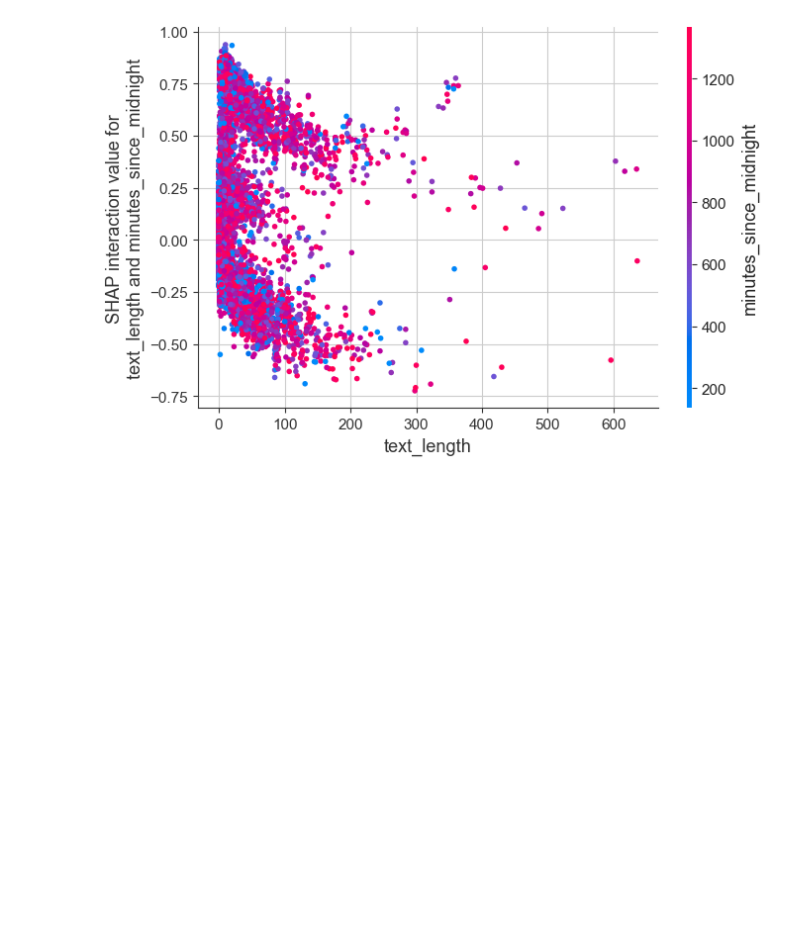
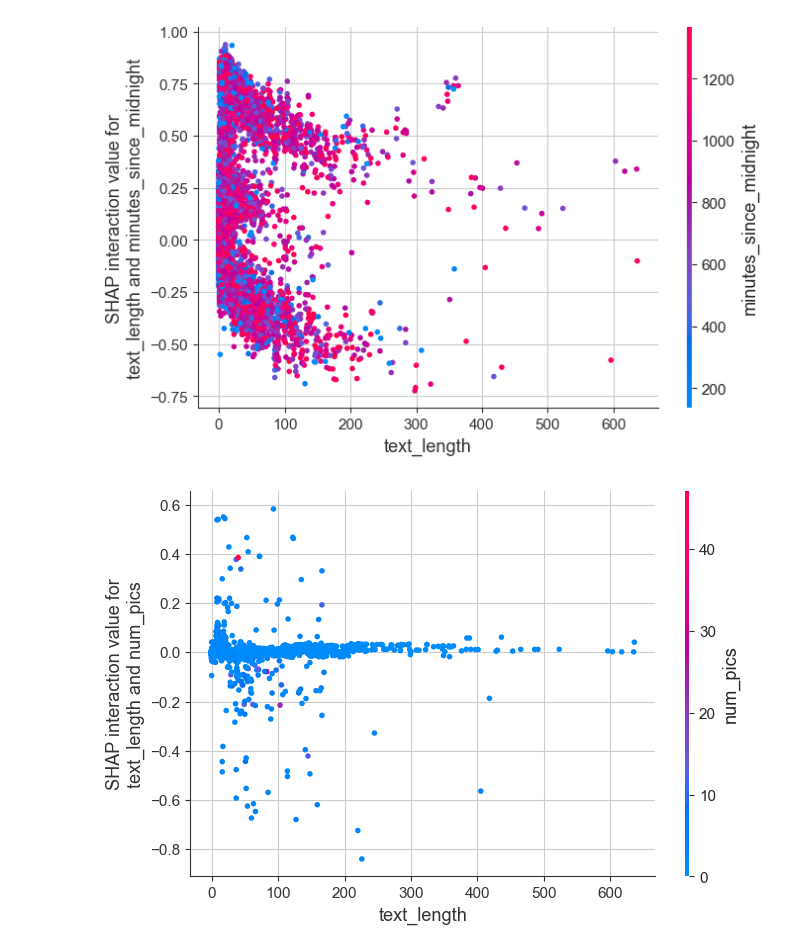
Before and after one commit to SkywingsWang/Masters-Degree-Dissertation, a Jupyter notebook: dissertation.ipynb, the cells around one changed output. Cells and saved outputs as stored; diff of their text form; code cells hidden in the pictures; blank space fills up the shorter version.

```diff
--- a/dissertation.ipynb
+++ b/dissertation.ipynb
@@ -1323,3 +1323,18 @@ shap.dependence_plot(
 )
 # %% [output]
 [figure]
+# %%
+# Compute SHAP interaction values
+shap_interaction_values = explainer_DT.shap_interaction_values(X_test)  # using a subset for visualization
+
+shap_values_class = shap_interaction_values[0]
+
+# Plot
+# ['minutes_since_midnight', 'device', 'text_length', 'num_pics', 'has_resp']
+shap.dependence_plot(
+    (2, 3),
+    shap_values_class,
+    X_test
+)
+# %% [output]
+[figure, added]
```
Also changed, not shown: parts of 1 cell of this notebook.
